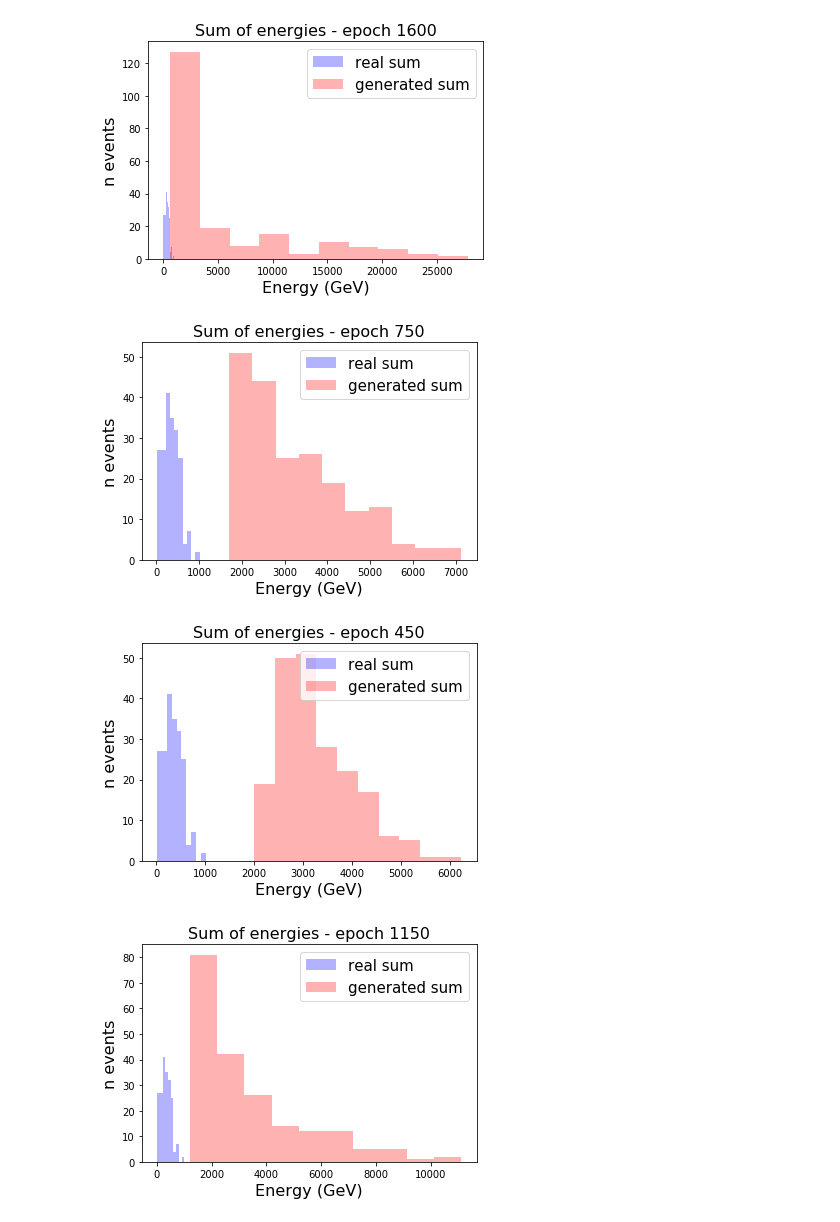
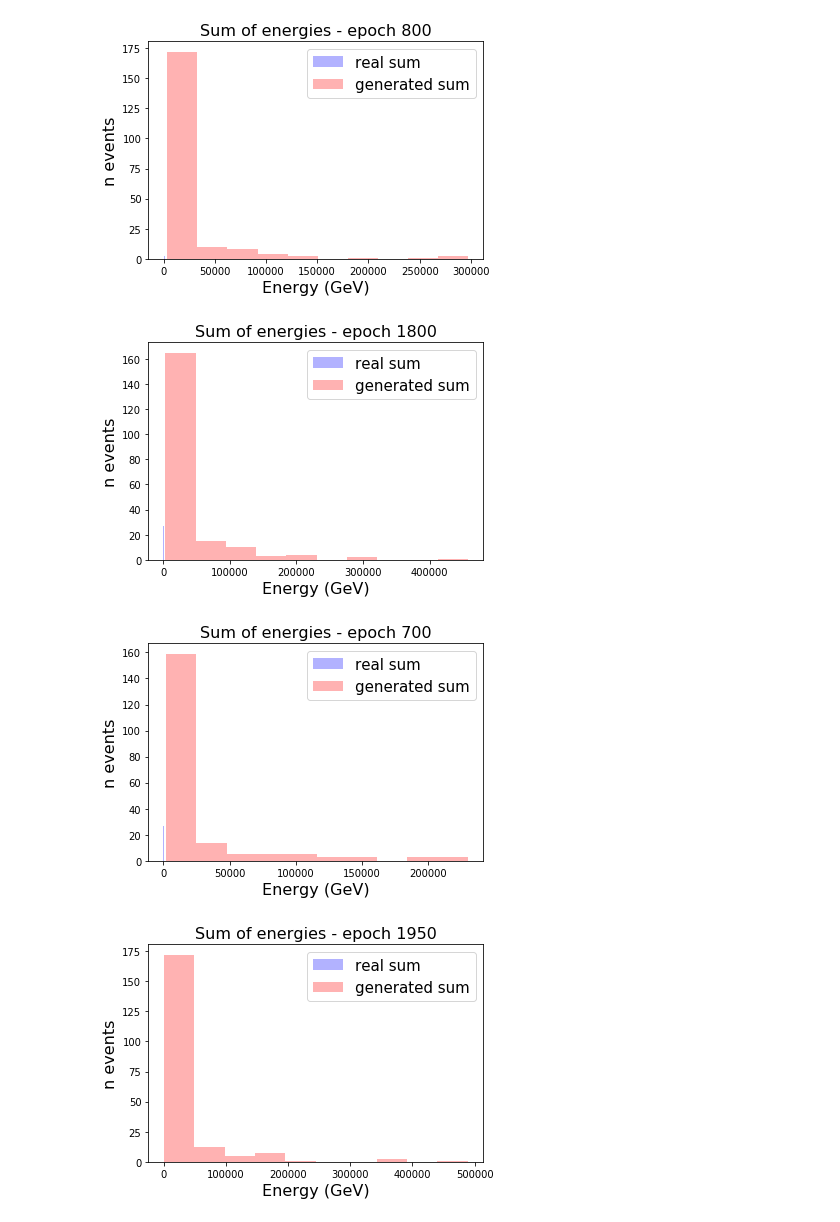
Before and after one commit to vitoriapacela/hgcal_wgan, a Jupyter notebook: histograms.ipynb, the cells around one changed output. Saved outputs shown, nothing was run; the diff lists cells and outputs as text; code cells hidden in the pictures.

```diff
--- a/histograms.ipynb
+++ b/histograms.ipynb
@@ -57,3 +53,7 @@ gen_model = '/nfshome/vitoriabp/Keras-GAN/wgan/trial3_batch_size_128_epochs_2000
+# %%
+gen_model = '/nfshome/vitoriabp/hgcal_wgan/trial6/weights/generator_modeltrial6_bs_64_lr_0.002.json'
+
+#gen_weights = '/nfshome/vitoriabp/hgcal_wgan/trial6/weights/generator_weights_epoch_200_trial6_bs_64_lr_0.002.h5'
 # %%
 n_samples = 200
 # %%
@@ -65,8 +65,8 @@ inp_sum = np.sum(X[0:n_samples], axis = (1, 2, 3))
 latent_space=100
 noise = np.random.normal(0, 1, (n_samples, latent_space))
 # %%
-g = loadModel(gen_model)
-g.load_weights(gen_weights)
-generated_images = g.predict(noise)
-generated_images = generated_images.squeeze()
-gen_sum = np.sum(generated_images, axis=(1, 2, 3))
+# g = loadModel(gen_model)
+# g.load_weights(gen_weights)
+# generated_images = g.predict(noise)
+# generated_images = generated_images.squeeze()
+# gen_sum = np.sum(generated_images, axis=(1, 2, 3))
@@ -85,19 +78,21 @@ plotHistogram(inp_sum, gen_sum, bins = 10)
 # %%
-all_g_weight = '/nfshome/vitoriabp/Keras-GAN/wgan/trial3_batch_size_128_epochs_2000/weights/generator_weights_epoch_*.h5'
+all_g_weight = '/nfshome/vitoriabp/hgcal_wgan/trial5/weights/generator_weights_epoch_*.h5'
+
+g = loadModel(gen_model)
 
 means = []
 stds = []
 epochs = []
 
 for w in glob.glob(all_g_weight):
     epoch = w.split('/')[-1].split('_')[3]
     g.load_weights(w)
     generated_images = g.predict(noise)
     generated_images = generated_images.squeeze()
     gen_sum = np.sum(generated_images, axis=(1, 2, 3))
     plotHistogram(inp_sum, gen_sum, epoch, bins = 10)
 # %% [output]
-[figure, old version]
+[figure, new version]
-[figure, old version]
+[figure, new version]
-[figure, old version]
+[figure, new version]
-[figure, old version]
+[figure, new version]
```
Also changed, not shown: parts of 7 cells of this notebook, 3 other files.
